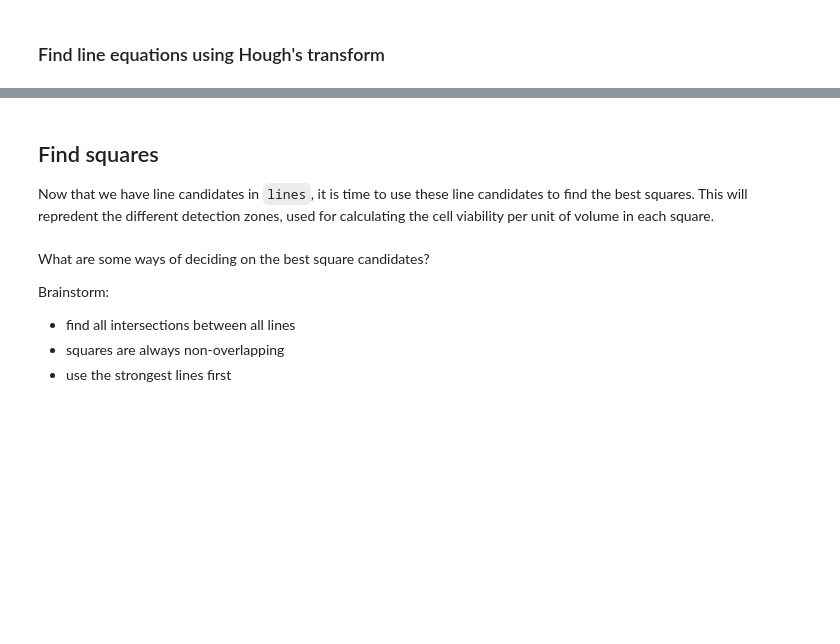
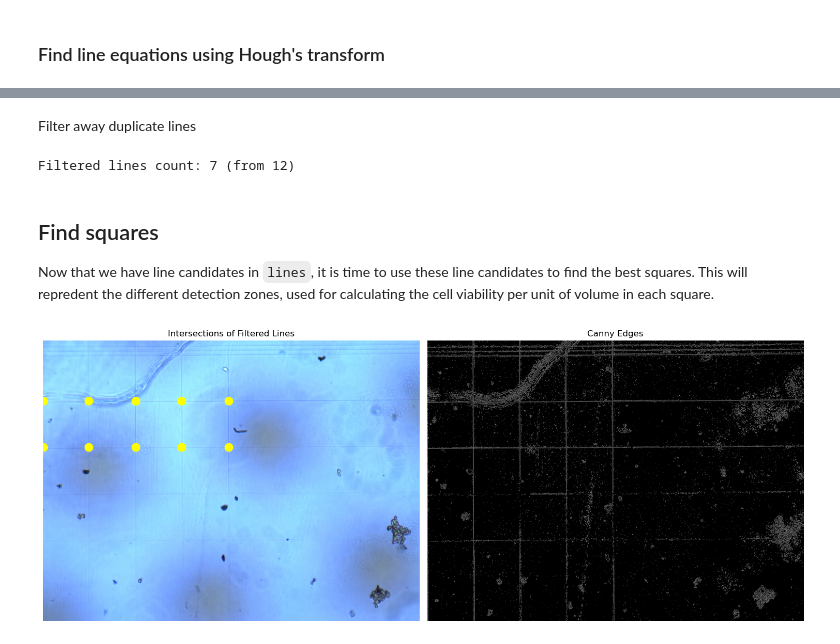
Before and after one commit to Twaal/lowkey-vision, a Jupyter notebook: experiments/grid_detection/grid_detection.ipynb, the cells around one changed output, grey strips where cells are left out. Drawn from its saved outputs; the diff is of its cells as text; code cells hidden in the pictures; blank space fills up the shorter version.

Commit message:
Find intersection points

```diff
--- a/experiments/grid_detection/grid_detection.ipynb
+++ b/experiments/grid_detection/grid_detection.ipynb
@@ -131,11 +132,60 @@ Total lines detected: 515
+# %% [markdown]
+Filter away duplicate lines
+# %%
+# Loop through `lines` and remove the lower index lines that are close in rho and theta to higher index lines
+if lines is not None:
+    filtered_lines = []
+    rho_threshold = 15  # Adjust as needed
+    theta_threshold = np.deg2rad(5)  # Adjust as needed
+
+    for i in range(len(lines)):
+        rho_i, theta_i = lines[i][0]
+        too_close = False
+        for j in range(i + 1, len(lines)):
+            rho_j, theta_j = lines[j][0]
+            if abs(rho_i - rho_j) < rho_threshold and abs(theta_i - theta_j) < theta_threshold:
+                too_close = True
+                break
+        if not too_close:
+            filtered_lines.append(lines[i])
+
+    print(f"Filtered lines count: {len(filtered_lines)} (from {len(lines)})")
+else:
+    print("No lines to filter.")
+# %% [output]
+Filtered lines count: 7 (from 12)
 # %% [markdown]
 ## Find squares
 
 Now that we have line candidates in `lines`, it is time to use these line candidates to find the best squares. This will repredent the different detection zones, used for calculating the cell viability per unit of volume in each square.
-# %% [markdown]
-What are some ways of deciding on the best square candidates?
-
-Brainstorm:
-- find all intersections between all lines
-- squares are always non-overlapping
-- use the strongest lines first
+# %%
+# Display the intersection points of the filtered lines overlayed on the original image
+img_intersections = img_rgb.copy()
+if lines is not None and len(filtered_lines) >= 2:
+    for i in range(len(filtered_lines)):
+        rho1, theta1 = filtered_lines[i][0]
+        for j in range(i + 1, len(filtered_lines)):
+            rho2, theta2 = filtered_lines[j][0]
+
+            # Calculate intersection point
+            A = np.array([[np.cos(theta1), np.sin(theta1)],
+                          [np.cos(theta2), np.sin(theta2)]])
+            b = np.array([[rho1],
+                          [rho2]])
+            if np.linalg.det(A) != 0:
+                x0, y0 = np.linalg.solve(A, b)
+                x0, y0 = int(np.round(x0)), int(np.round(y0))
+                if 0 <= x0 < img_rgb.shape[1] and 0 <= y0 < img_rgb.shape[0]:
+                    cv2.circle(img_intersections, (x0, y0), 30, (255, 255, 0), -1)
+# Plot the intersections overlay and the Canny edges side-by-side
+fig, axes = plt.subplots(1, 2, figsize=(15, 7))
+axes[0].imshow(img_intersections)
+axes[0].set_title("Intersections of Filtered Lines")
+axes[0].axis("off")
+axes[1].imshow(edges, cmap="gray")
+axes[1].set_title("Canny Edges")
+axes[1].axis("off")
+plt.tight_layout()
+plt.show()
+# %% [output]
+[figure, added]
```
Also changed, not shown: parts of 5 cells of this notebook.
